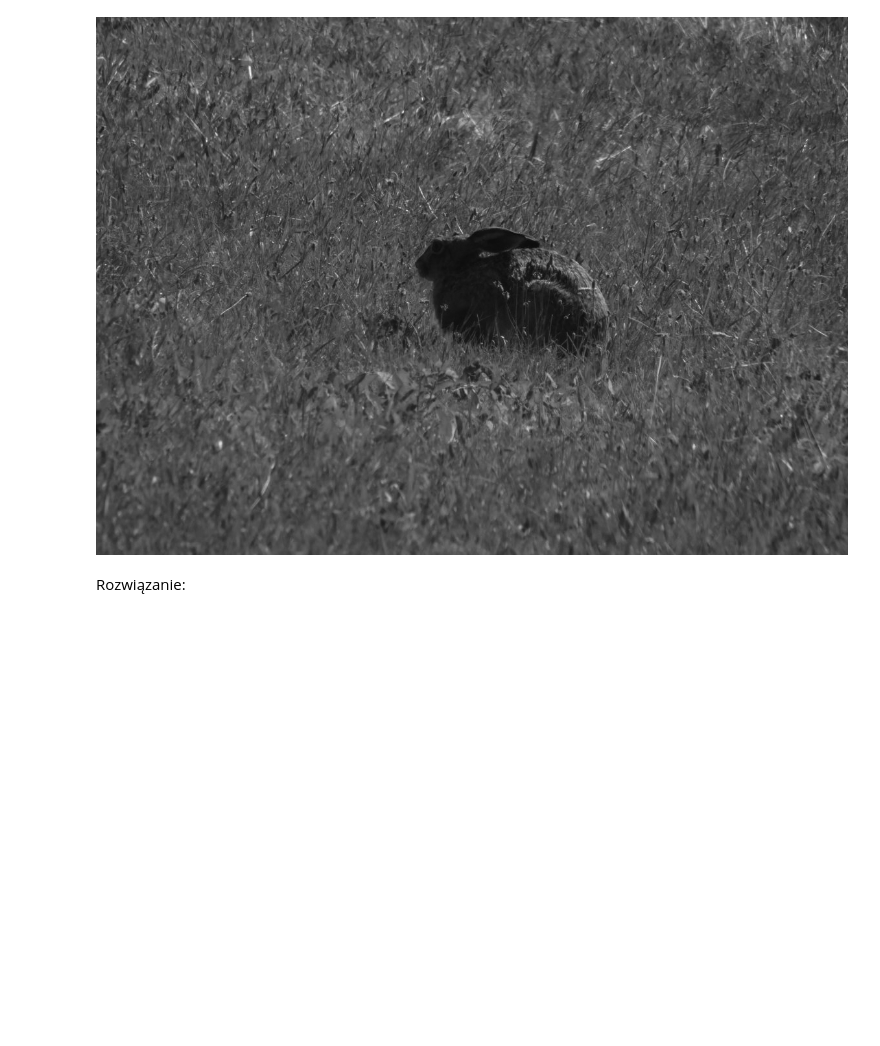
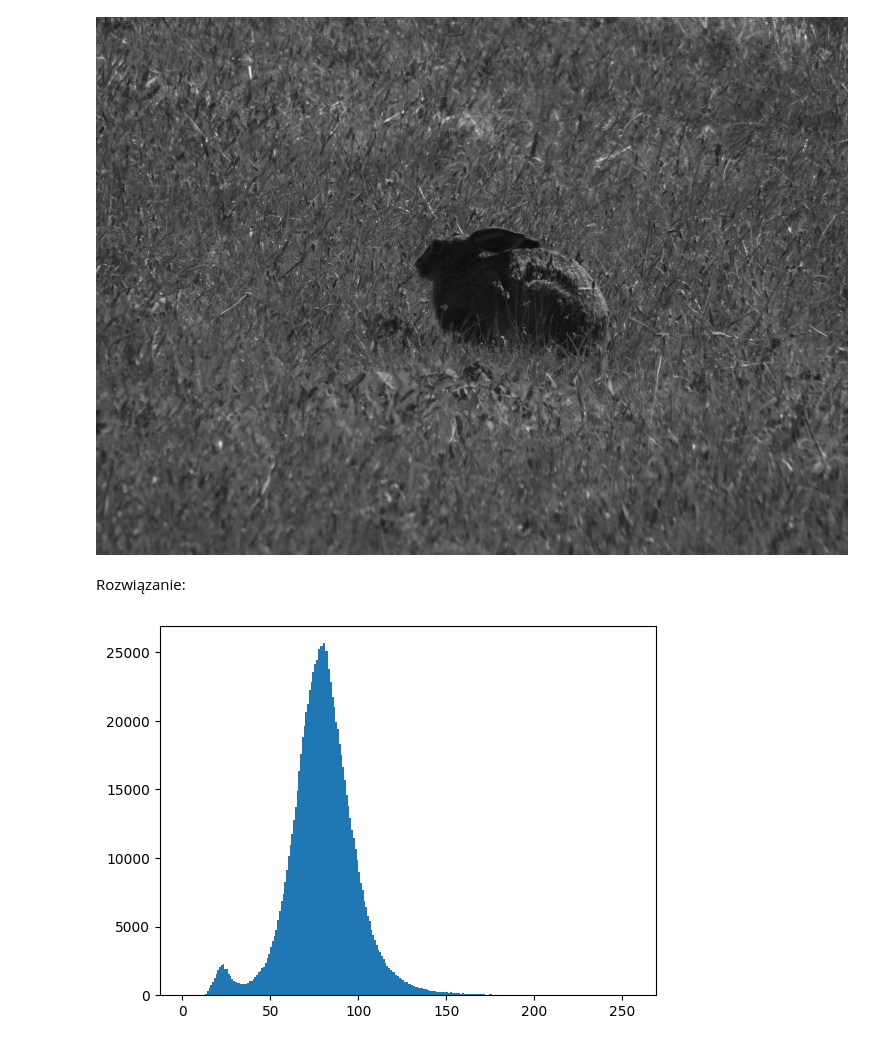
Before and after one commit to piotrdurniat/image-and-video-analysis-and-processing, a Jupyter notebook: lab3 - edge detection, histrogram operations/lab3.ipynb, the cells around one changed output. Cells and saved outputs as stored; diff of their text form; code cells hidden in the pictures; blank space fills up the shorter version.

```diff
--- a/lab3 - edge detection, histrogram operations/lab3.ipynb
+++ b/lab3 - edge detection, histrogram operations/lab3.ipynb
@@ -159,3 +171,7 @@ Image.fromarray(hare_gray)
 [figure]
 # %% [markdown]
 Rozwiązanie:
+# %%
+_ = plt.hist(hare_gray.ravel(), 256, range=(0, 256))
+# %% [output]
+[figure, added]
```
Also changed, not shown: parts of 6 cells of this notebook.
